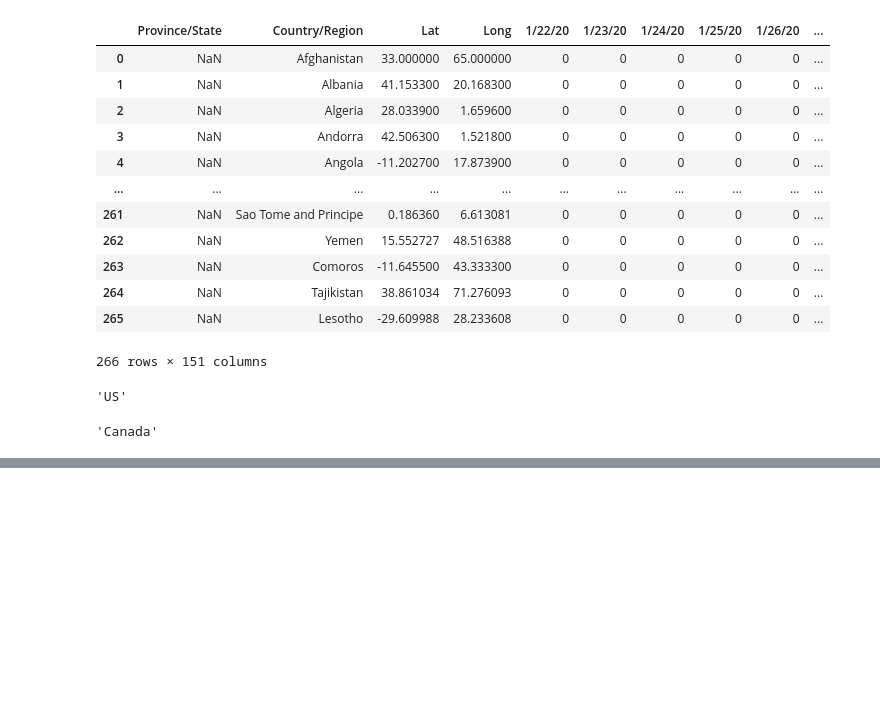
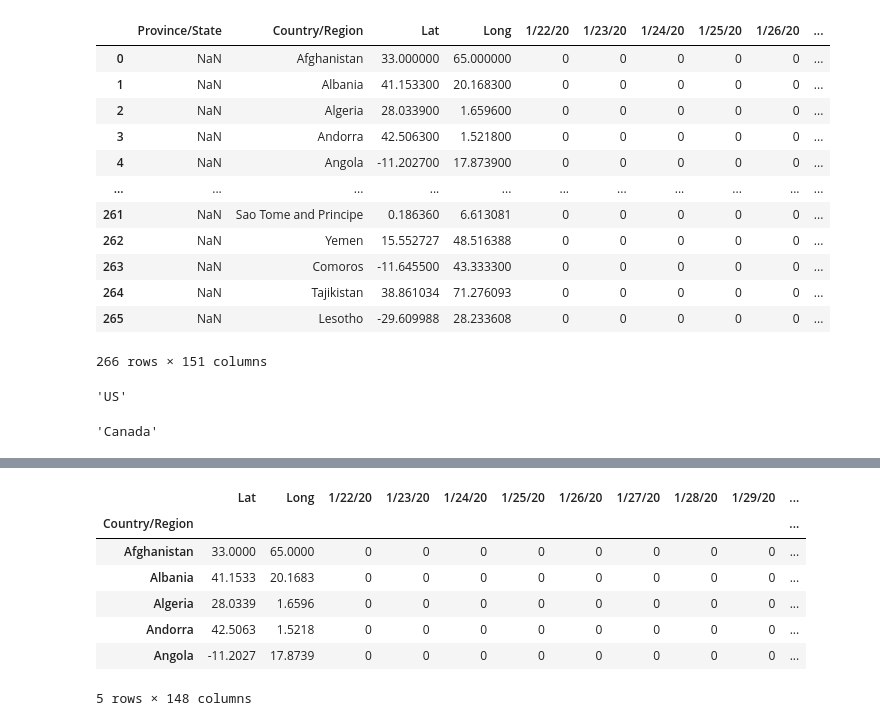
Before and after one commit to neslihanKaraman/dataScience, a Jupyter notebook: hafta2_exercise.ipynb, the cells around one changed output, grey strips where cells are left out. Saved outputs shown, nothing was run; the diff lists cells and outputs as text; code cells hidden in the pictures; blank space fills up the shorter version.

```diff
--- a/hafta2_exercise.ipynb
+++ b/hafta2_exercise.ipynb
@@ -142,0 +170,12 @@ min_cases_country
+# %%
+df_infected = infected.groupby('Country/Region').sum()
+df_infected.head()
+# %% [output]
+|  | Lat | Long | 1/22/20 | 1/23/20 | 1/24/20 | 1/25/20 | 1/26/20 | 1/27/20 | 1/28/20 | 1/29/20 | ... |
+| Country/Region |  |  |  |  |  |  |  |  |  |  | ... |
+| Afghanistan | 33.0000 | 65.0000 | 0 | 0 | 0 | 0 | 0 | 0 | 0 | 0 | ... |
+| Albania | 41.1533 | 20.1683 | 0 | 0 | 0 | 0 | 0 | 0 | 0 | 0 | ... |
+| Algeria | 28.0339 | 1.6596 | 0 | 0 | 0 | 0 | 0 | 0 | 0 | 0 | ... |
+| Andorra | 42.5063 | 1.5218 | 0 | 0 | 0 | 0 | 0 | 0 | 0 | 0 | ... |
+| Angola | -11.2027 | 17.8739 | 0 | 0 | 0 | 0 | 0 | 0 | 0 | 0 | ... |
+5 rows × 148 columns
```
Also changed, not shown: parts of 17 cells of this notebook.
